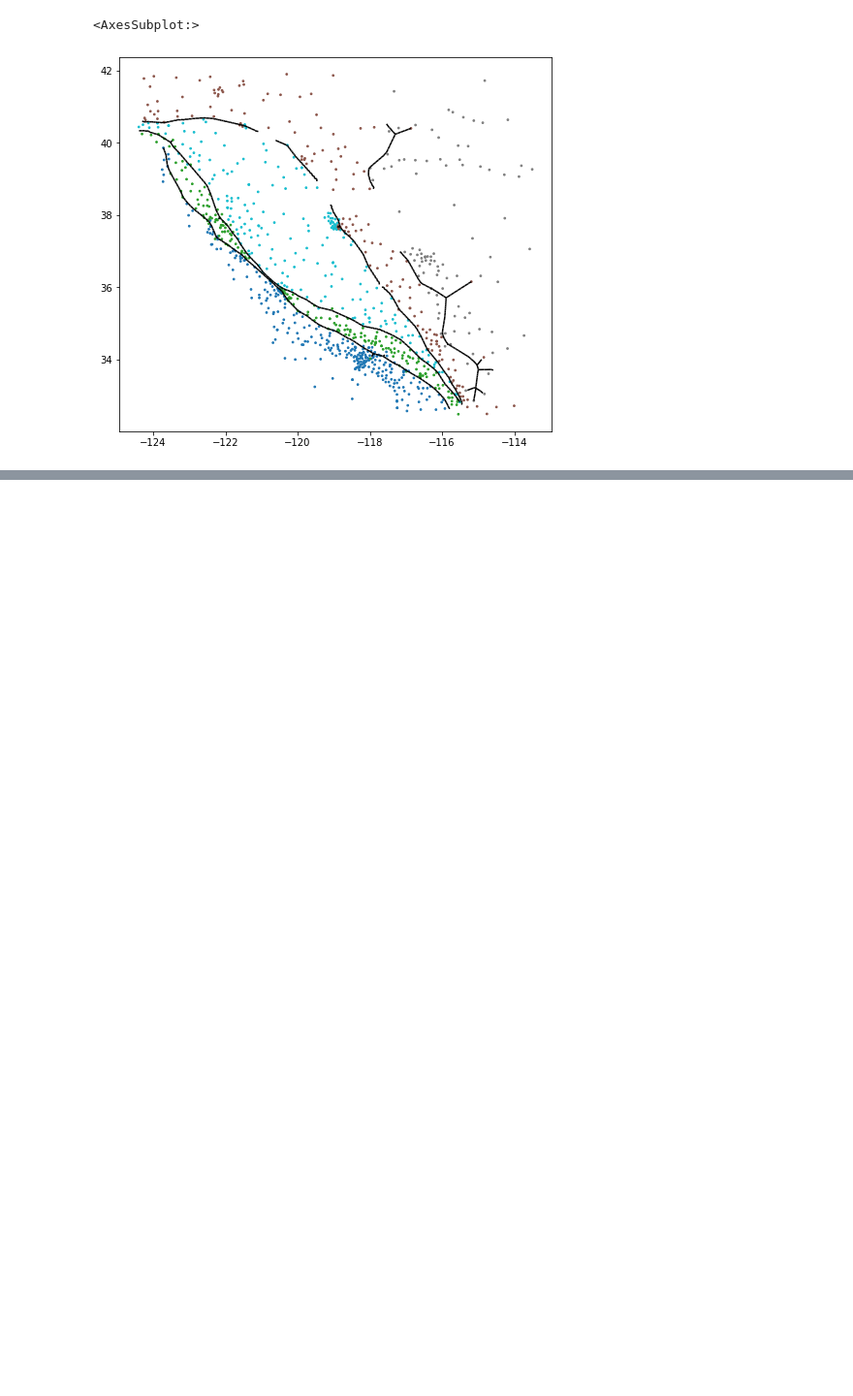
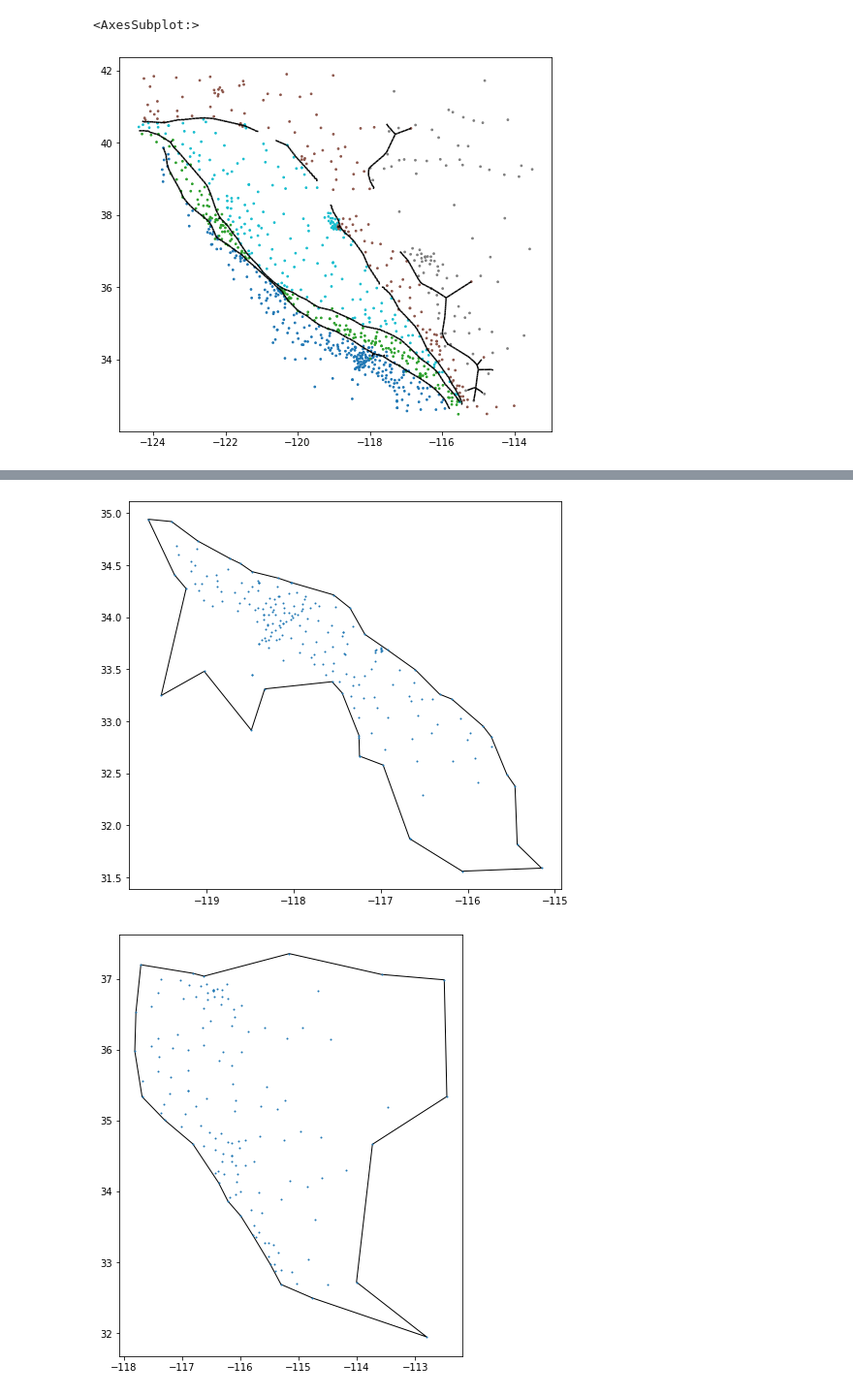
Before and after one commit to GeoGateway/GPS_clustering, a Jupyter notebook: notebooks/cluster_boundaries.ipynb, the cells around one changed output, grey strips where cells are left out. Shown at 97% size. Saved outputs shown, nothing was run; the diff lists cells and outputs as text; code cells hidden in the pictures; blank space fills up the shorter version.

```diff
--- a/notebooks/cluster_boundaries.ipynb
+++ b/notebooks/cluster_boundaries.ipynb
@@ -77,7 +77,7 @@ geo.plot()
 <AxesSubplot:>
 [figure]
 # %%
-base=gpd.plot(column="Name",markersize=2)
+base=gpd.plot(column="Label",markersize=2)
 geo.plot(ax=base,edgecolor="red")
 # %% [output]
 <AxesSubplot:>
@@ -91,11 +91,11 @@ gpd.plot(column="Name")
 <AxesSubplot:>
 [figure]
 # %%
-class_list = gpd.Name.unique()
+class_list = gpd.Label.unique()
 al_list = []
 for entry in class_list:
     # select gpd by name
-    temgpd = gpd[(gpd['Name'] == entry)]
+    temgpd = gpd[(gpd['Label'] == entry)]
     ashape = alphashape.alphashape(temgpd)
     al_list.append(ashape)
     base = ashape.plot(facecolor="none",edgecolor="black")
@@ -147,7 +147,7 @@ Polygon
   if c1.area[0] > 0.5:
 # %%
 s=geopandas.GeoSeries(c_line)
-base = gpd.plot(column="Name", markersize = 3)
+base = gpd.plot(column="Label", markersize = 3)
 s.plot(ax=base,edgecolor = "black")
 # %% [output]
 <AxesSubplot:>
@@ -154,0 +163,13 @@ s.plot(ax=base,edgecolor = "black")
+# %%
+class_list = gpd.Label.unique()
+al_list = []
+for entry in class_list:
+    # select gpd by name
+    temgpd = gpd[(gpd['Label'] == entry)]
+    ashape = alphashape.alphashape(temgpd)
+    al_list.append(ashape)
+    base = ashape.plot(facecolor="none",edgecolor="black")
+    temgpd.plot(ax=base, markersize=1)
+# %% [output]
+[figure, added]
+[figure, added]
```
Also changed, not shown: parts of 12 cells of this notebook, 3 other files.
